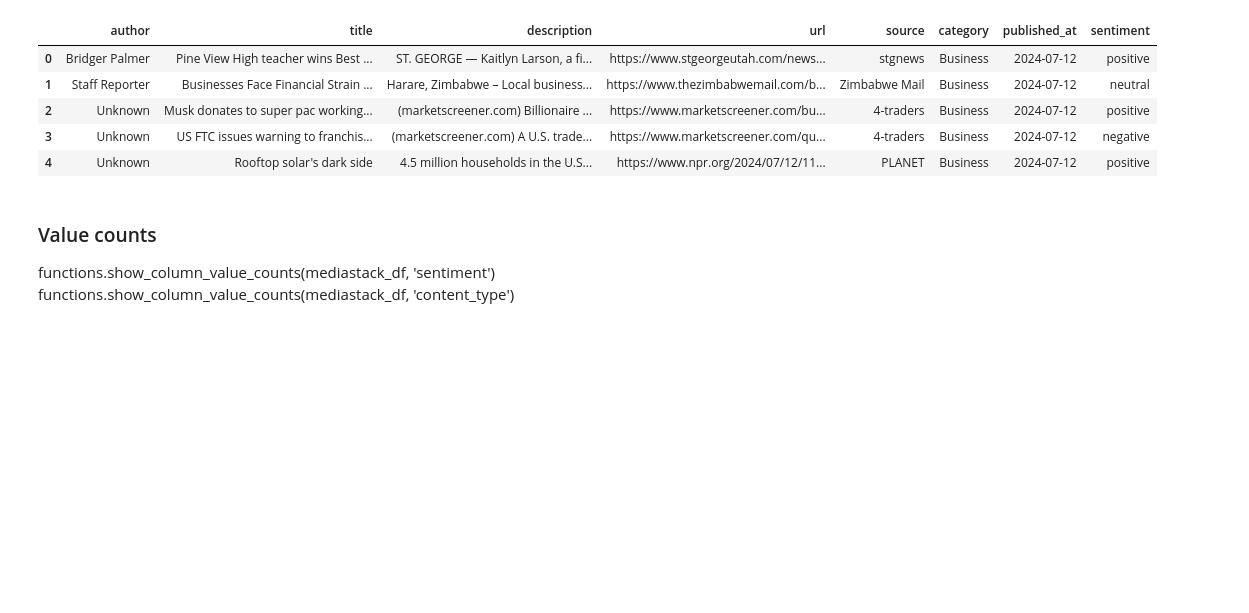
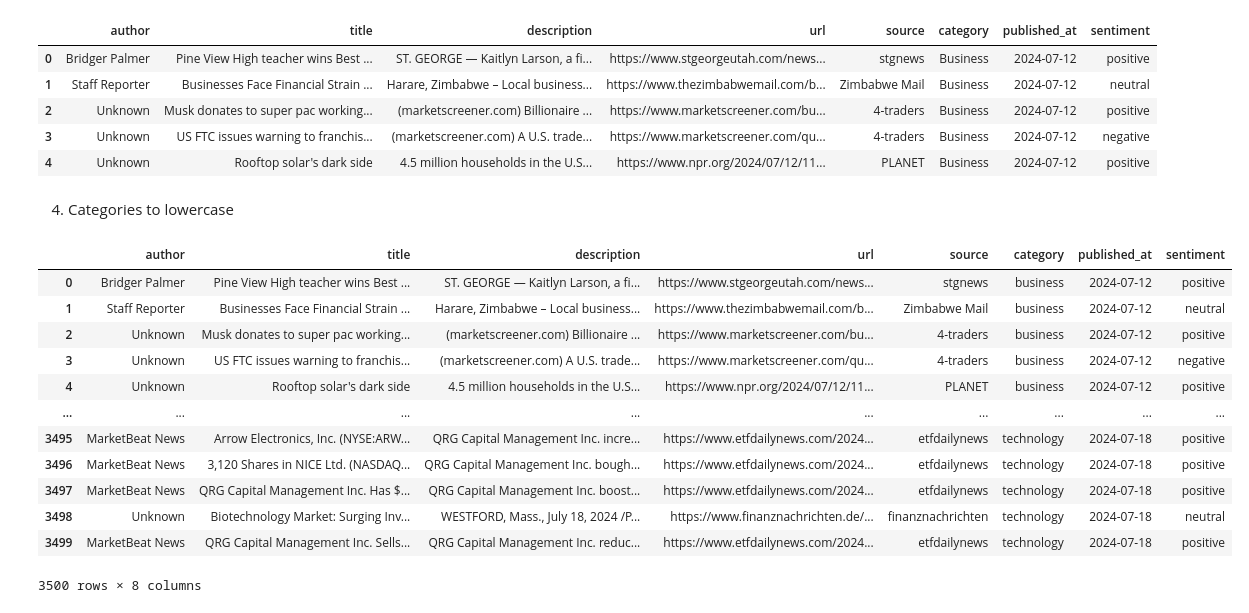
Before and after one commit to bruhu/news-discovery-engine, a Jupyter notebook: notebooks/1_data_cleaning.ipynb, the cells around one changed output. Saved outputs shown, nothing was run; the diff lists cells and outputs as text; code cells hidden in the pictures; blank space fills up the shorter version.

Commit message:
clean categories

```diff
--- a/notebooks/1_data_cleaning.ipynb
+++ b/notebooks/1_data_cleaning.ipynb
@@ -141,8 +142,21 @@ mediastack_df.head()
 | 2 | Unknown | Musk donates to super pac working... | (marketscreener.com) Billionaire ... | https://www.marketscreener.com/bu... | 4-traders | Business | 2024-07-12 | positive |
 | 3 | Unknown | US FTC issues warning to franchis... | (marketscreener.com) A U.S. trade... | https://www.marketscreener.com/qu... | 4-traders | Business | 2024-07-12 | negative |
 | 4 | Unknown | Rooftop solar's dark side | 4.5 million households in the U.S... | https://www.npr.org/2024/07/12/11... | PLANET | Business | 2024-07-12 | positive |
-# %% [markdown]
-### Value counts
-
-functions.show_column_value_counts(mediastack_df, 'sentiment')
-functions.show_column_value_counts(mediastack_df, 'content_type')
+# %% [markdown]
+4. Categories to lowercase
+# %%
+functions.convert_strings_to_lowercase(mediastack_df, 'category')
+# %% [output]
+|  | author | title | description | url | source | category | published_at | sentiment |
+| 0 | Bridger Palmer | Pine View High teacher wins Best ... | ST. GEORGE — Kaitlyn Larson, a fi... | https://www.stgeorgeutah.com/news... | stgnews | business | 2024-07-12 | positive |
+| 1 | Staff Reporter | Businesses Face Financial Strain ... | Harare, Zimbabwe – Local business... | https://www.thezimbabwemail.com/b... | Zimbabwe Mail | business | 2024-07-12 | neutral |
+| 2 | Unknown | Musk donates to super pac working... | (marketscreener.com) Billionaire ... | https://www.marketscreener.com/bu... | 4-traders | business | 2024-07-12 | positive |
+| 3 | Unknown | US FTC issues warning to franchis... | (marketscreener.com) A U.S. trade... | https://www.marketscreener.com/qu... | 4-traders | business | 2024-07-12 | negative |
+| 4 | Unknown | Rooftop solar's dark side | 4.5 million households in the U.S... | https://www.npr.org/2024/07/12/11... | PLANET | business | 2024-07-12 | positive |
+| ... | ... | ... | ... | ... | ... | ... | ... | ... |
+| 3495 | MarketBeat News | Arrow Electronics, Inc. (NYSE:ARW... | QRG Capital Management Inc. incre... | https://www.etfdailynews.com/2024... | etfdailynews | technology | 2024-07-18 | positive |
+| 3496 | MarketBeat News | 3,120 Shares in NICE Ltd. (NASDAQ... | QRG Capital Management Inc. bough... | https://www.etfdailynews.com/2024... | etfdailynews | technology | 2024-07-18 | positive |
+| 3497 | MarketBeat News | QRG Capital Management Inc. Has $... | QRG Capital Management Inc. boost... | https://www.etfdailynews.com/2024... | etfdailynews | technology | 2024-07-18 | positive |
+| 3498 | Unknown | Biotechnology Market: Surging Inv... | WESTFORD, Mass., July 18, 2024 /P... | https://www.finanznachrichten.de/... | finanznachrichten | technology | 2024-07-18 | neutral |
+| 3499 | MarketBeat News | QRG Capital Management Inc. Sells... | QRG Capital Management Inc. reduc... | https://www.etfdailynews.com/2024... | etfdailynews | technology | 2024-07-18 | positive |
+3500 rows × 8 columns
```
Also changed, not shown: parts of 6 cells of this notebook, 1 other file.
